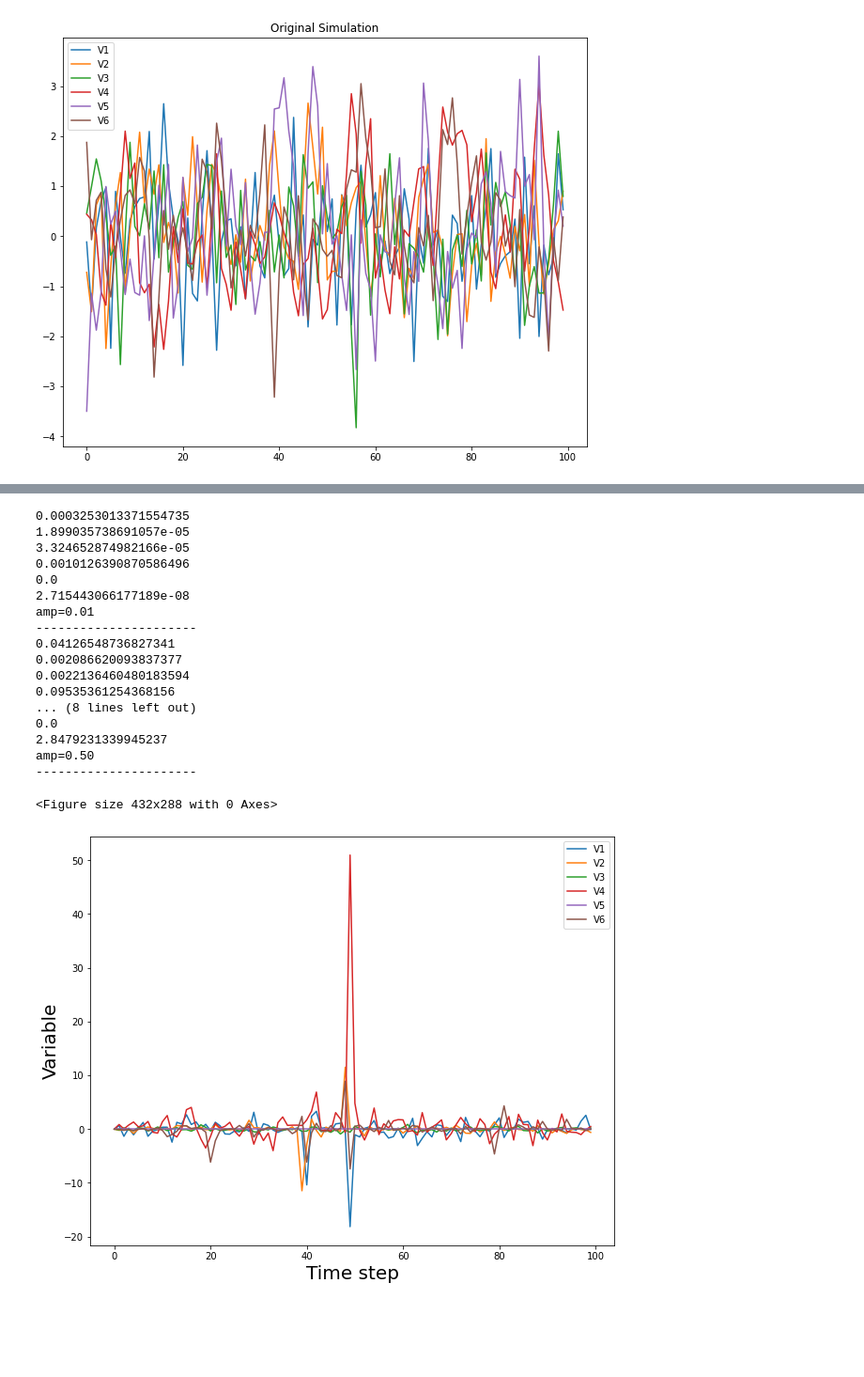
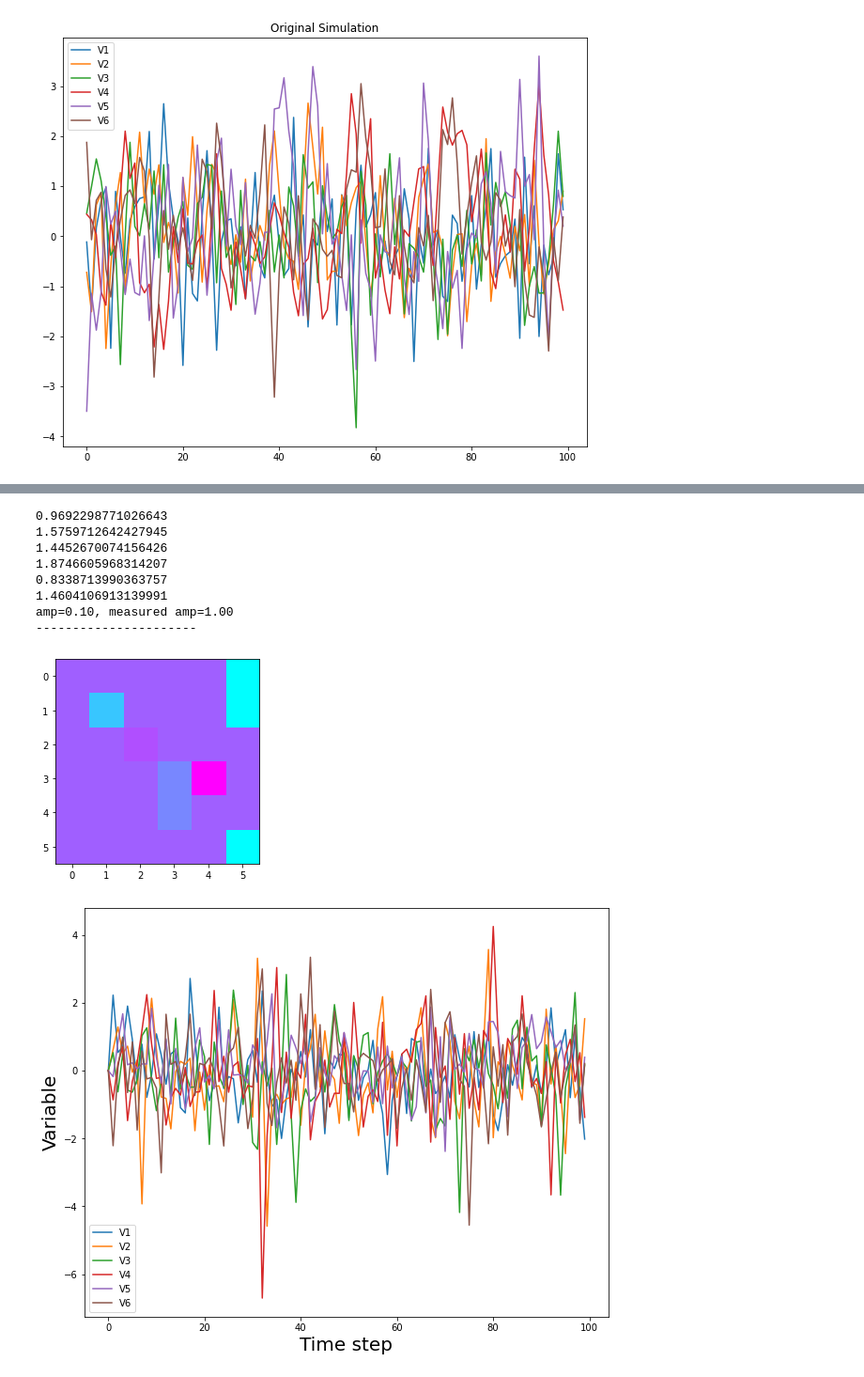
Before and after one commit to bangari-19/Collaborative-CIFAR-Project-, a Jupyter notebook: Module_Generation.ipynb, the cells around one changed output, grey strips where cells are left out. Shown at 94% size. Cells and saved outputs as stored; diff of their text form; code cells hidden in the pictures; blank space fills up the shorter version.

```diff
--- a/Module_Generation.ipynb
+++ b/Module_Generation.ipynb
@@ -56,10 +60,10 @@ Text(0.5, 1.0, 'Original Simulation')
 # %%
-testamp = 0.5
+testamp = 1.0
 mat = testamp*np.eye(size)
 
 vector = np.random.multivariate_normal(np.zeros(size), mat,100)
 for i in range(size):
 
-    plt.plot(vector[0:20,i])
+    plt.plot(vector[0:30,i])
     print(np.var(vector[:,i]))
 # %% [output]
@@ -100,10 +136,26 @@ def coeff_draw_from_cov(amplitude, mat,cov,mask):
     import matplotlib.pyplot as plt
     size=len(cov)
     sample_step = np.matmul(cov,np.dot(amplitude,np.random.randn(size,size)))
+    # generate a sample of the coefficient matrix based on the structure.
+    # Should reproduce the R notebook perfectly if cov is uniform 1
+
     # make a draw of the covariance matrix
-    stepmat = np.matmul(mat,(np.eye(size,size) + sample_step))
+    stepmat = mat + sample_step  # additive rather than multiplicative
+    #np.matmul(mat,(np.eye(size,size) + sample_step))
     noisy_mat = np.multiply(mask,stepmat)# mask out the relevant terms
 
 #    noisy_mat = mat+np.matmul(np.dot(amplitude*np.random.rand(size,size), cov), mask)
 
     return noisy_mat
+# %%
+maskA = make_mask(A, contemp=True)
+plt.figure()
+plt.imshow(A)
+plt.colorbar()
+
+cov = np.ones(size)
+noisyA=coeff_draw_from_cov(amp,A,cov,maskA)
+
+plt.figure()
+plt.imshow(noisyA-A)
+plt.colorbar()
@@ -186,17 +232,19 @@ def generate_timeseries(start,len,amplitude, contempmat, contempcov, lagmat, lag
 
         noisy_contempmat = coeff_draw_from_cov(amplitude, contempmat,contempcov, contempmask)
         #print(noisy_contempmat)
-        # plt.figure(2)
-        # plt.imshow((noisy_contempmat-contempmat)/contempmat)
-        # if i==1:
+        plt.figure(2)
+        plt.imshow(noisy_contempmat)
+        # plt.colorbar()
+        # plt.title('noise contempmat')
+        # # if i==1:
         #     plt.colorbar()
         # plt.title('contempmat')
 
         #print(np.shape(np.matmul(samples[i-1,:], noisy_lagmat)), 'ylag*lagmat')
         #print(np.shape(np.matmul(np.matmul(samples[i-1,:], noisy_lagmat),np.linalg.inv(np.eye(size)-noisy_contempmat))))
         #print(np.matmul(samples[i-1,:], noisy_lagmat))
-        samples[i,:] = np.matmul(np.matmul(samples[i-1,:], noisy_lagmat),np.linalg.inv(np.eye(size)-noisy_contempmat))+start
-        samples[i,:]+=np.random.multivariate_normal(np.zeros(size),measurecov) # adding additional measurement noise
+        samples[i,:] = np.matmul(np.matmul(samples[i-1,:], noisy_lagmat)+np.random.multivariate_normal(np.zeros(size),measurecov),np.linalg.inv(np.eye(size)-noisy_contempmat))+start
+        #samples[i,:]+=np.random.multivariate_normal(np.zeros(size),measurecov) # adding additional measurement noise
 
     #clipping all to be within 0-5
 
@@ -208,43 +256,35 @@ def generate_timeseries(start,len,amplitude, contempmat, contempcov, lagmat, lag
     samples-=start
     return samples
 # %%
-amps=[0.01, 0.1, 0.5]
+amps=[0.1]
+amp_measured = 1
 
 for amp in amps:
+    measurecov=amp_measured*np.eye(size)
+    samples = generate_timeseries(np.array([1,1,1,1,1,1]),100, amp, A, cov, B, cov,measurecov)
 
-    samples = generate_timeseries(np.array([1,1,1,1,1,1]),100, amp, A, cov, B, cov,0.0*cov)
-
-    plt.clf()
+    #plt.clf()
 
     fig=plt.figure(3, figsize=(10,8))
     fig.patch.set_facecolor('white')
     for val in range(size):
         plt.plot(samples[:,val], label='V%i'%(val+1))
         print(np.var(samples[:,val]))
     plt.xlabel('Time step', fontsize=20)
     plt.ylabel('Variable', fontsize=20)
     plt.legend(loc='best')
     plt.savefig('samples_amplitude%1.1f.png'%amp)
-    print('amp=%2.2f'%amp)
+    print('amp=%2.2f, measured amp=%2.2f'%(amp,amp_measured))
     print('----------------------')
 # %% [output]
-0.0003253013371554735
-1.899035738691057e-05
-3.324652874982166e-05
-0.0010126390870586496
-0.0
-2.715443066177189e-08
-amp=0.01
+0.9692298771026643
+1.5759712642427945
+1.4452670074156426
+1.8746605968314207
+0.8338713990363757
+1.4604106913139991
+amp=0.10, measured amp=1.00
 ----------------------
-0.04126548736827341
-0.002086620093837377
-0.0022136460480183594
-0.09535361254368156
-... (8 lines left out)
-0.0
-2.8479231339945237
-amp=0.50
-----------------------
-<Figure size 432x288 with 0 Axes>
-[figure, old version]
+[figure, new version]
+[figure, added]
 # %%
```
Also changed, not shown: parts of 20 cells of this notebook.
